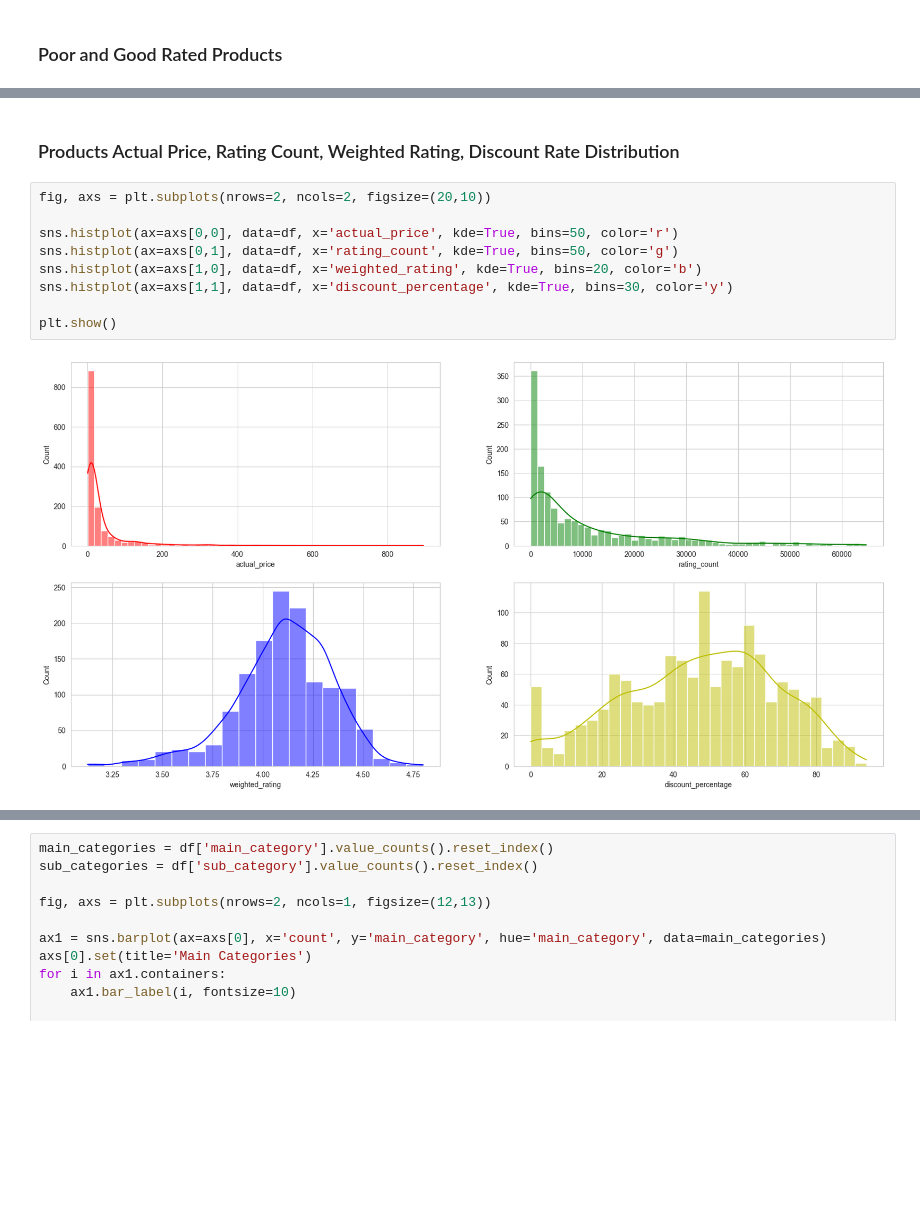
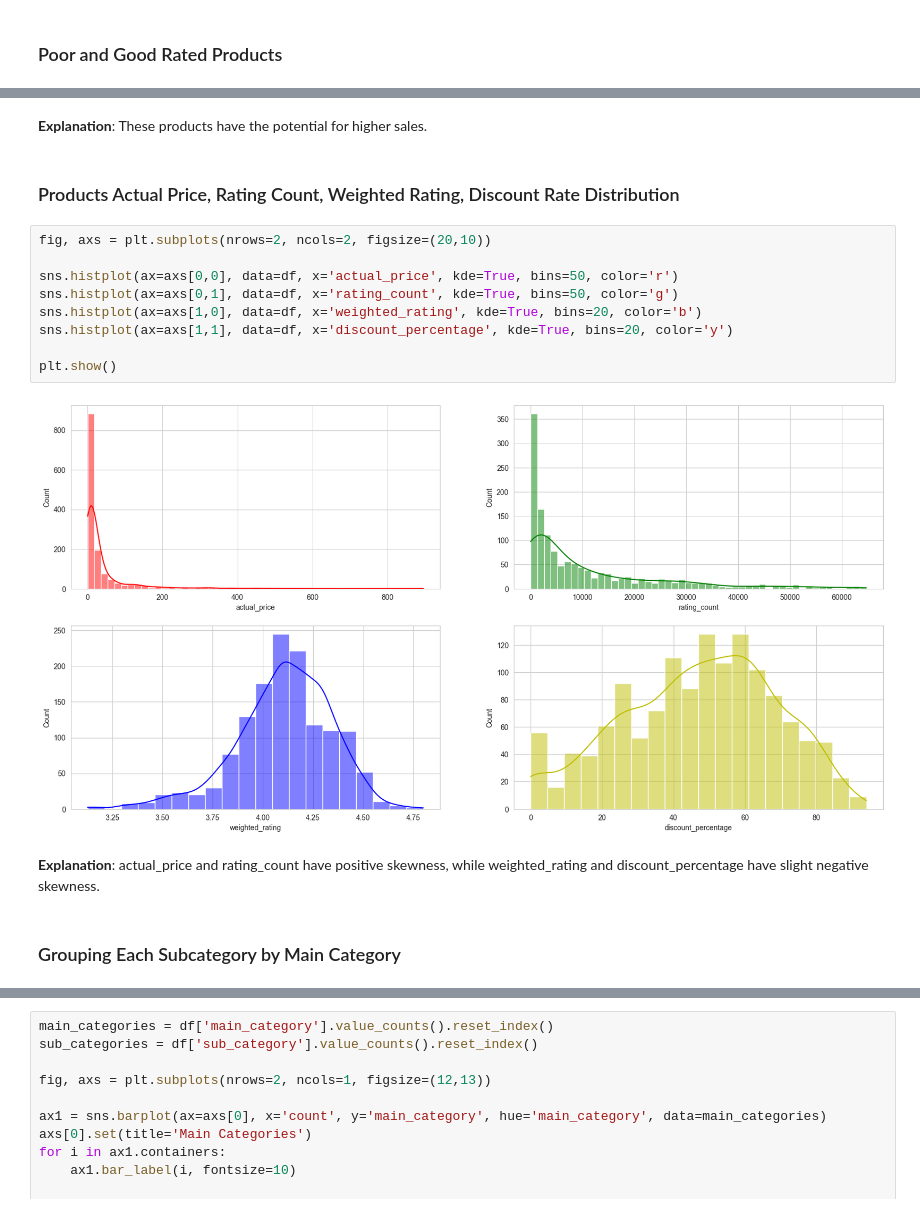
Before and after one commit to ParsaDEV15/Analysis-Projects, a Jupyter notebook: AmazonAnalysis/AmazonAnalysis.ipynb, the cells around one changed output, grey strips where cells are left out. Drawn from its saved outputs; the diff is of its cells as text; blank space fills up the shorter version.

```diff
--- a/AmazonAnalysis/AmazonAnalysis.ipynb
+++ b/AmazonAnalysis/AmazonAnalysis.ipynb
@@ -220,13 +218,19 @@ plt.show()
+# %% [markdown]
+__Explanation__: These products have the potential for higher sales.
 # %% [markdown]
 ### Products Actual Price, Rating Count, Weighted Rating, Discount Rate  Distribution
 # %%
 fig, axs = plt.subplots(nrows=2, ncols=2, figsize=(20,10))
 
 sns.histplot(ax=axs[0,0], data=df, x='actual_price', kde=True, bins=50, color='r')
 sns.histplot(ax=axs[0,1], data=df, x='rating_count', kde=True, bins=50, color='g')
 sns.histplot(ax=axs[1,0], data=df, x='weighted_rating', kde=True, bins=20, color='b')
-sns.histplot(ax=axs[1,1], data=df, x='discount_percentage', kde=True, bins=30, color='y')
+sns.histplot(ax=axs[1,1], data=df, x='discount_percentage', kde=True, bins=20, color='y')
 
 plt.show()
 # %% [output]
-[figure, old version]
+[figure, new version]
+# %% [markdown]
+__Explanation__: actual_price and rating_count have positive skewness, while weighted_rating and discount_percentage have slight negative skewness.
+# %% [markdown]
+### Grouping Each Subcategory by Main Category
```
Also changed, not shown: parts of 16 cells of this notebook.
